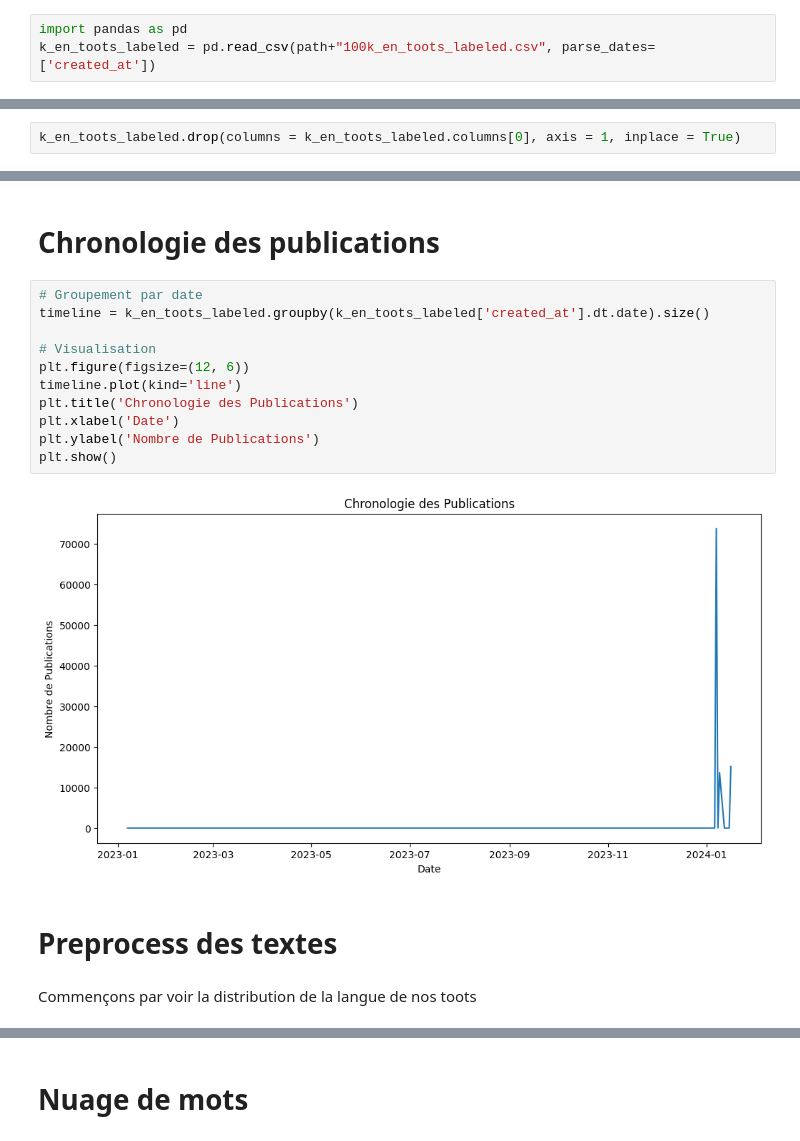
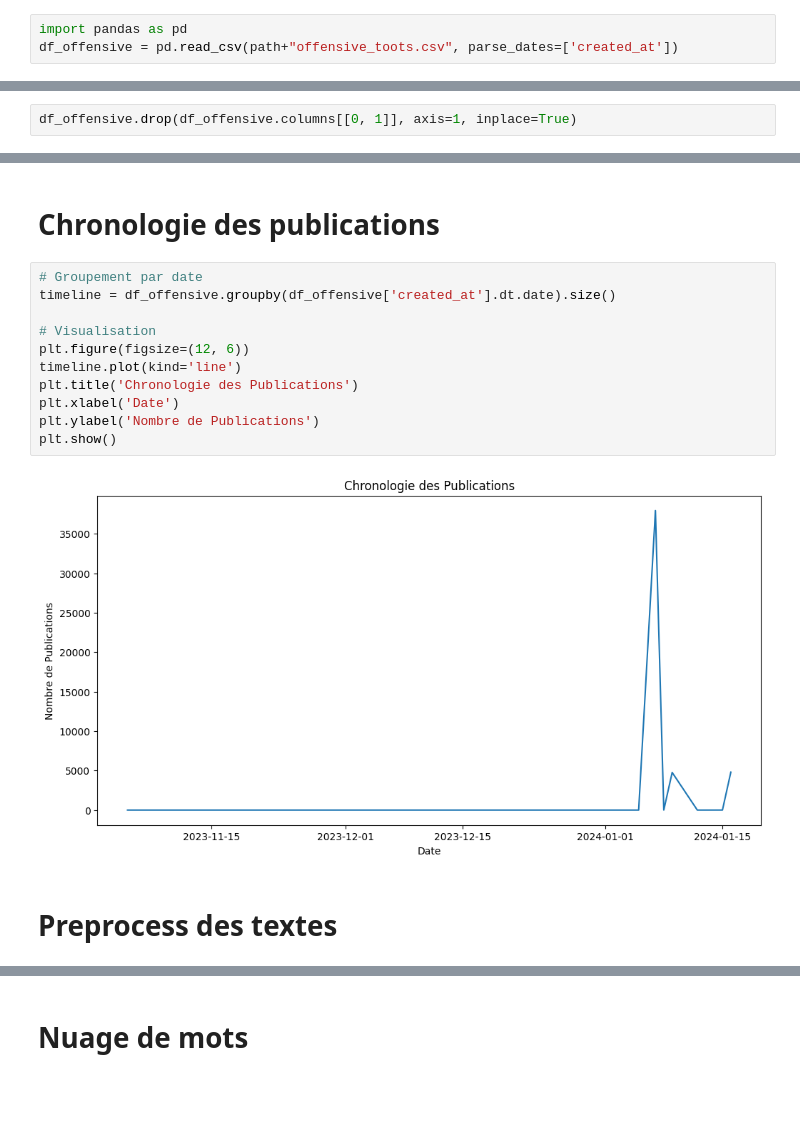
Before and after one commit to Allaa-boutaleb/Mastodon-Offensive-Speech-Detection, a Jupyter notebook: src/notebooks/EDA.ipynb, the cells around one changed output, grey strips where cells are left out. Saved outputs shown, nothing was run; the diff lists cells and outputs as text; blank space fills up the shorter version.

```diff
--- a/src/notebooks/EDA.ipynb
+++ b/src/notebooks/EDA.ipynb
@@ -29,3 +27,3 @@ To load for example, the *100k_en_toots_labeled* dataset, for example - Il s'agi
 # %%
 import pandas as pd
-k_en_toots_labeled = pd.read_csv(path+"100k_en_toots_labeled.csv", parse_dates=['created_at'])
+df_offensive = pd.read_csv(path+"offensive_toots.csv", parse_dates=['created_at'])
@@ -34,2 +48,2 @@ Je drop la première colonne psk elle ne correspond à rien, c'est simplement la
 # %%
-k_en_toots_labeled.drop(columns = k_en_toots_labeled.columns[0], axis = 1, inplace = True)
+df_offensive.drop(df_offensive.columns[[0, 1]], axis=1, inplace=True)
@@ -96,18 +96,16 @@ Requirement already satisfied: six>=1.5 in /usr/local/lib/python3.10/dist-packag
 # Chronologie des publications
 # %%
 # Groupement par date
-timeline = k_en_toots_labeled.groupby(k_en_toots_labeled['created_at'].dt.date).size()
+timeline = df_offensive.groupby(df_offensive['created_at'].dt.date).size()
 
 # Visualisation
 plt.figure(figsize=(12, 6))
 timeline.plot(kind='line')
 plt.title('Chronologie des Publications')
 plt.xlabel('Date')
 plt.ylabel('Nombre de Publications')
 plt.show()
 # %% [output]
-[figure, old version]
+[figure, new version]
 # %% [markdown]
 # Preprocess des textes
-# %% [markdown]
-Commençons par voir la distribution de la langue de nos toots
```
Also changed, not shown: parts of 30 cells of this notebook.
